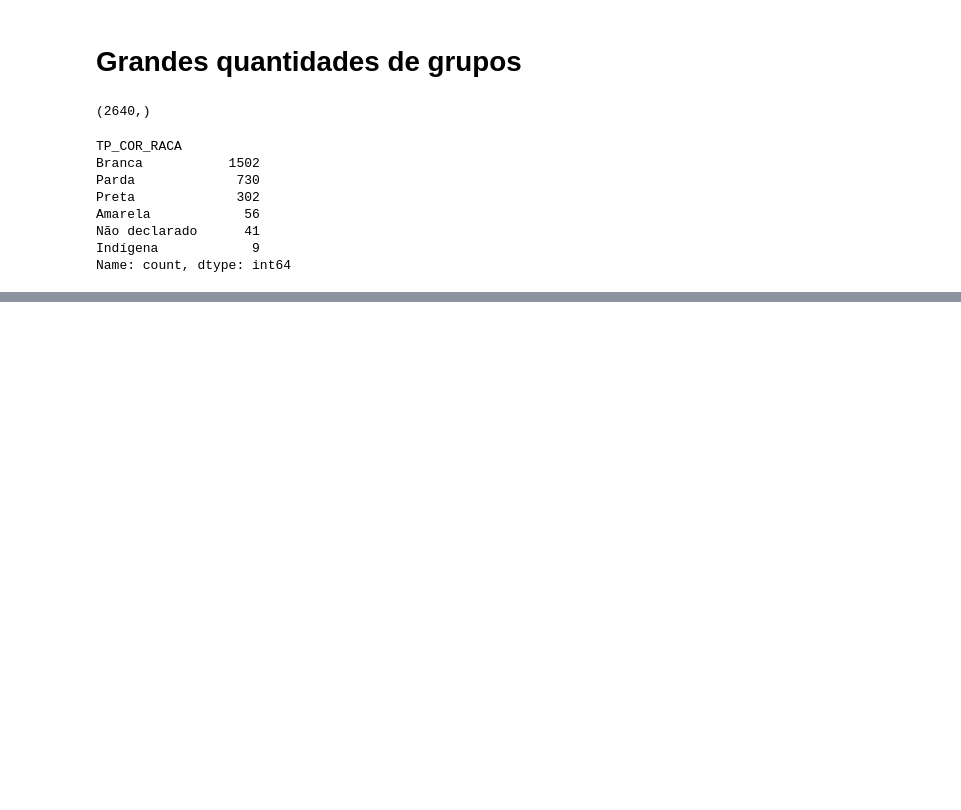
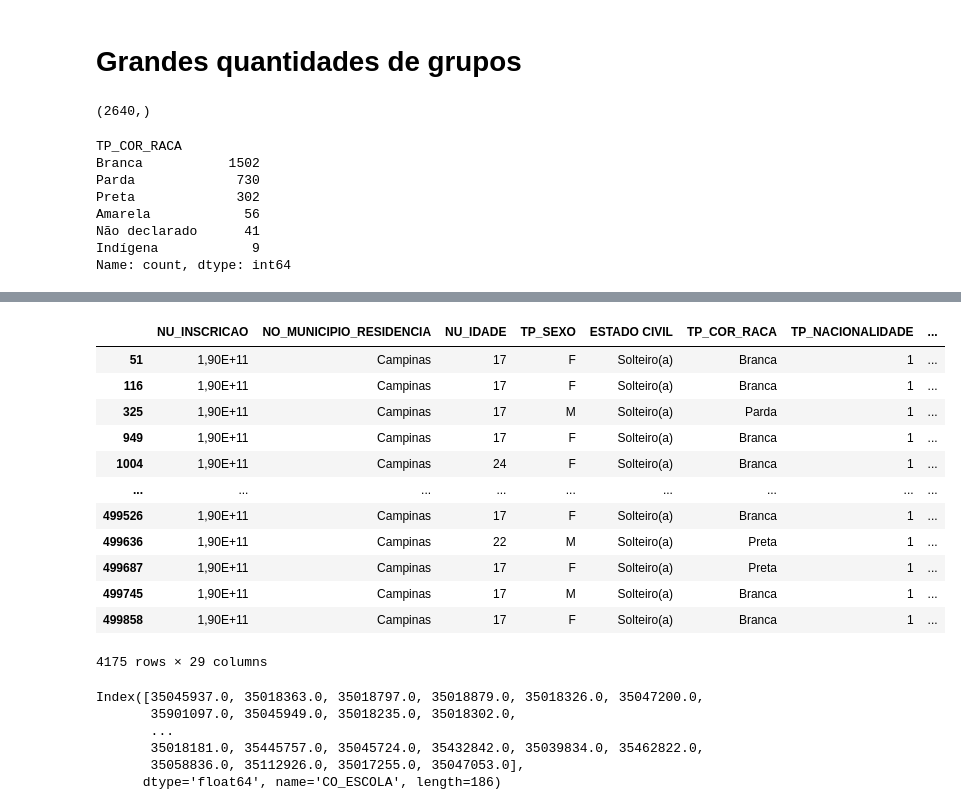
Before and after one commit to DiogoMonteiro99/repos, a Jupyter notebook: Amostragens.ipynb, the cells around one changed output, grey strips where cells are left out. Cells and saved outputs as stored; diff of their text form; code cells hidden in the pictures; blank space fills up the shorter version.

```diff
--- a/Amostragens.ipynb
+++ b/Amostragens.ipynb
@@ -289,0 +321,2 @@ Name: count, dtype: int64
+# %%
+escolas_publicas =enem_campinas.loc[enem_campinas.TP_ESCOLA == 'Pública']
@@ -289,0 +327,26 @@ Name: count, dtype: int64
+# %%
+escolas_publicas
+# %% [output]
+|  | NU_INSCRICAO | NO_MUNICIPIO_RESIDENCIA | NU_IDADE | TP_SEXO | ESTADO CIVIL | TP_COR_RACA | TP_NACIONALIDADE | ... |
+| 51 | 1,90E+11 | Campinas | 17 | F | Solteiro(a) | Branca | 1 | ... |
+| 116 | 1,90E+11 | Campinas | 17 | F | Solteiro(a) | Branca | 1 | ... |
+| 325 | 1,90E+11 | Campinas | 17 | M | Solteiro(a) | Parda | 1 | ... |
+| 949 | 1,90E+11 | Campinas | 17 | F | Solteiro(a) | Branca | 1 | ... |
+| 1004 | 1,90E+11 | Campinas | 24 | F | Solteiro(a) | Branca | 1 | ... |
+| ... | ... | ... | ... | ... | ... | ... | ... | ... |
+| 499526 | 1,90E+11 | Campinas | 17 | F | Solteiro(a) | Branca | 1 | ... |
+| 499636 | 1,90E+11 | Campinas | 22 | M | Solteiro(a) | Preta | 1 | ... |
+| 499687 | 1,90E+11 | Campinas | 17 | F | Solteiro(a) | Preta | 1 | ... |
+| 499745 | 1,90E+11 | Campinas | 17 | M | Solteiro(a) | Branca | 1 | ... |
+| 499858 | 1,90E+11 | Campinas | 17 | F | Solteiro(a) | Branca | 1 | ... |
+4175 rows × 29 columns
+# %%
+amostras = escolas_publicas['CO_ESCOLA'].value_counts()
+amostras.index
+# %% [output]
+Index([35045937.0, 35018363.0, 35018797.0, 35018879.0, 35018326.0, 35047200.0,
+       35901097.0, 35045949.0, 35018235.0, 35018302.0,
+       ...
+       35018181.0, 35445757.0, 35045724.0, 35432842.0, 35039834.0, 35462822.0,
+       35058836.0, 35112926.0, 35017255.0, 35047053.0],
+      dtype='float64', name='CO_ESCOLA', length=186)
```
Also changed, not shown: parts of 6 cells of this notebook.
